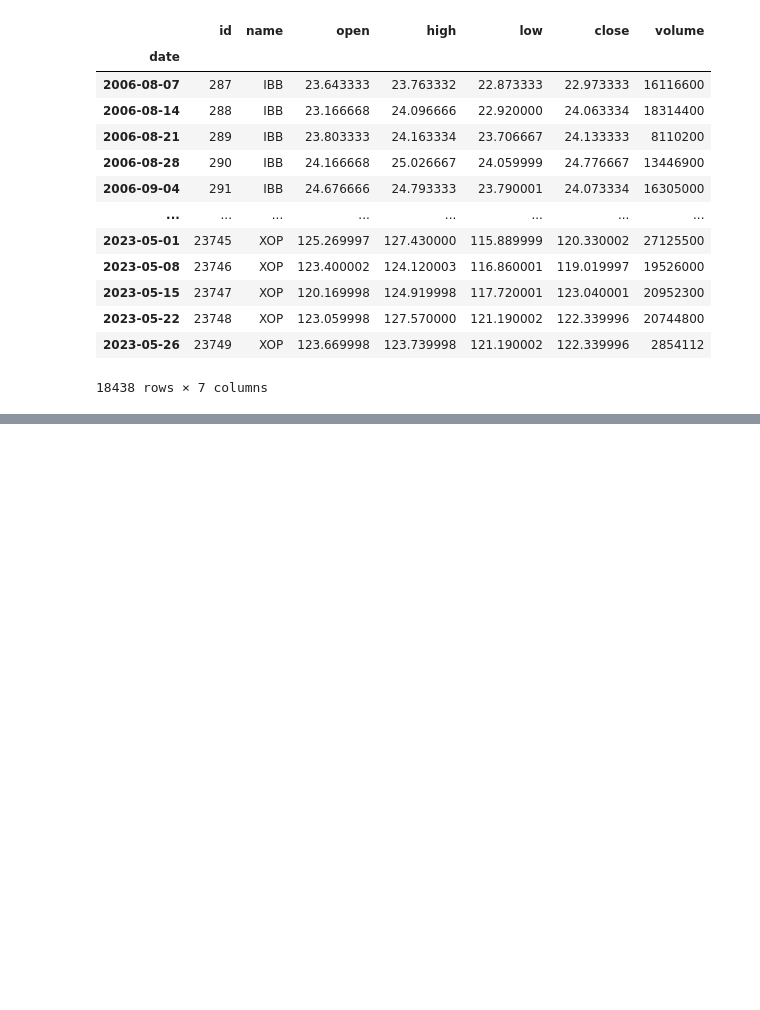
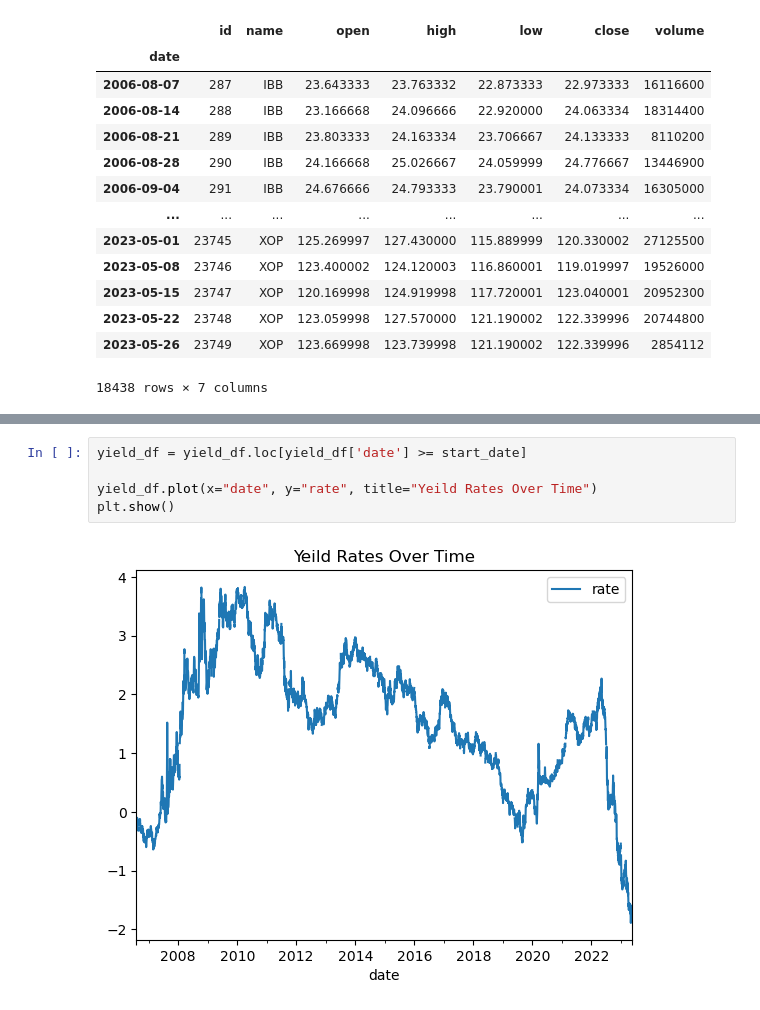
Before and after one commit to baruchfrost/finance-project3, a Jupyter notebook: project3analysis.ipynb, the cells around one changed output, grey strips where cells are left out. Cells and saved outputs as stored; diff of their text form; blank space fills up the shorter version.

Commit message:
added some graphs

```diff
--- a/project3analysis.ipynb
+++ b/project3analysis.ipynb
@@ -133,0 +99,7 @@ date
+# %%
+yield_df = yield_df.loc[yield_df['date'] >= start_date]
+
+yield_df.plot(x="date", y="rate", title="Yeild Rates Over Time")
+plt.show()
+# %% [output]
+[figure, added]
```
Also changed, not shown: parts of 5 cells of this notebook.
